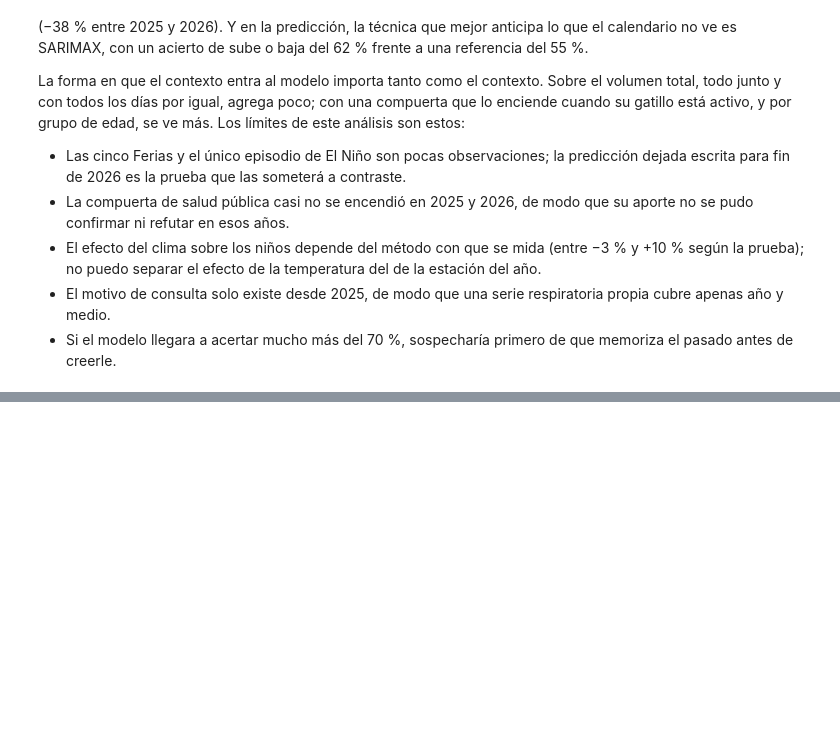
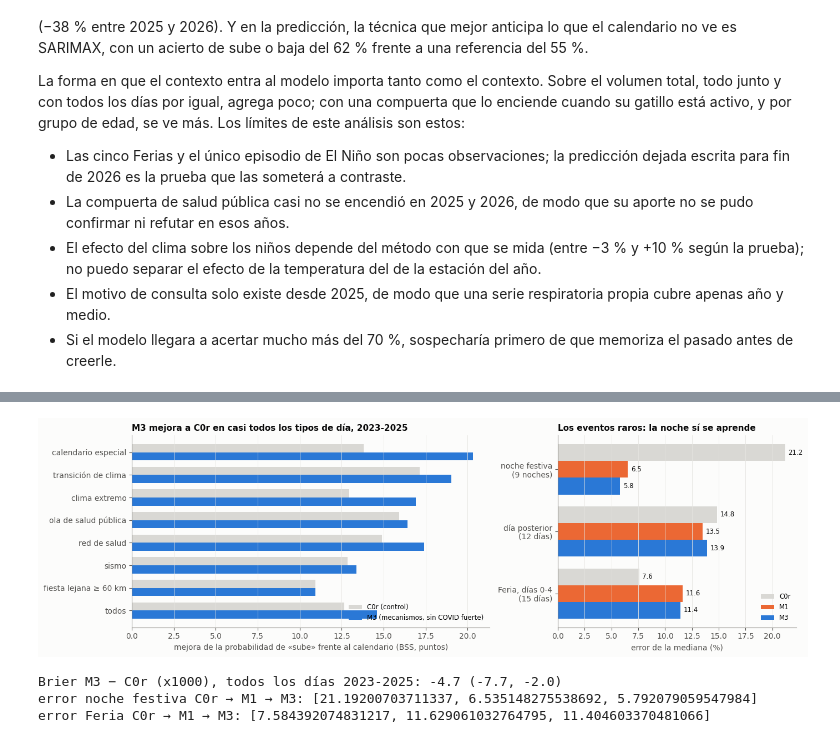
Before and after one commit to SebastianGuerr/puebas, a Jupyter notebook: notebooks/00_la_trayectoria.ipynb, the cells around one changed output, grey strips where cells are left out. Cells and saved outputs as stored; diff of their text form; code cells hidden in the pictures; blank space fills up the shorter version.

```diff
--- a/notebooks/00_la_trayectoria.ipynb
+++ b/notebooks/00_la_trayectoria.ipynb
@@ -750,0 +945,28 @@ gatillo está activo, y por grupo de edad, se ve más. Los límites de este aná
+# %%
+MEC = RAIZ / "salidas/pronostico/mecanismos"
+D = pd.read_csv(MEC / "_desglose_multianual.csv").set_index("tipo")
+tipos = ["calendario especial", "transición de clima", "clima extremo", "ola de salud pública", "red de salud", "sismo",
+         "fiesta lejana (≥ 60 km, +3 días)", "todos"]
+fig, (a1, a2) = plt.subplots(1, 2, figsize=(14, 4.4), gridspec_kw={"width_ratios": [1.5, 1]})
+yy = np.arange(len(tipos))[::-1]
+a1.barh(yy + .18, D.loc[tipos, "C0r BSS prom"], .36, color=GRIS_CLARO, label="C0r (control)")
+a1.barh(yy - .18, D.loc[tipos, "M3 BSS prom"], .36, color=AZUL, label="M3 (mecanismos, sin COVID fuerte)")
+a1.set_yticks(yy, [t.replace(" (≥ 60 km, +3 días)", " ≥ 60 km") for t in tipos]); a1.set_xlabel("mejora de la probabilidad de «sube» frente al calendario (BSS, puntos)")
+a1.grid(axis="y", visible=False); a1.legend(loc="lower right", fontsize=8.5)
+a1.set_title("M3 mejora a C0r en casi todos los tipos de día, 2023-2025", loc="left")
+ev_ = ["noche festiva", "día siguiente a noche festiva", "Feria (días 0-4)"]
+yy2 = np.arange(len(ev_))[::-1]
+for k, (col, color, nom) in enumerate([("C0r error %", GRIS_CLARO, "C0r"), ("M1 error %", NARANJA, "M1"), ("M3 error %", AZUL, "M3")]):
+    a2.barh(yy2 + (1 - k) * .27, D.loc[ev_, col], .27, color=color, label=nom)
+    for yi, v in zip(yy2 + (1 - k) * .27, D.loc[ev_, col]): a2.text(v + .3, yi, f"{v:.1f}", va="center", fontsize=8.5, color=TINTA)
+a2.set_yticks(yy2, ["noche festiva\n(9 noches)", "día posterior\n(12 días)", "Feria, días 0-4\n(15 días)"]); a2.set_xlabel("error de la mediana (%)")
+a2.grid(axis="y", visible=False); a2.legend(loc="lower right", fontsize=8.5); a2.set_title("Los eventos raros: la noche sí se aprende", loc="left")
+plt.tight_layout(); plt.show()
+print("Brier M3 − C0r (x1000), todos los días 2023-2025:", round(D.loc["todos", "M3-C0r Brier x1000"], 1), D.loc["todos", "M3-C0r IC95"])
+print("error noche festiva C0r → M1 → M3:", D.loc["noche festiva", ["C0r error %", "M1 error %", "M3 error %"]].round(1).tolist())
+print("error Feria C0r → M1 → M3:", D.loc["Feria (días 0-4)", ["C0r error %", "M1 error %", "M3 error %"]].round(1).tolist())
+# %% [output]
+[figure, added]
+Brier M3 − C0r (x1000), todos los días 2023-2025: -4.7 (-7.7, -2.0)
+error noche festiva C0r → M1 → M3: [21.19200703711337, 6.535148275538692, 5.792079059547984]
+error Feria C0r → M1 → M3: [7.584392074831217, 11.629061032764795, 11.404603370481066]
```
Also changed, not shown: parts of 12 cells of this notebook.
